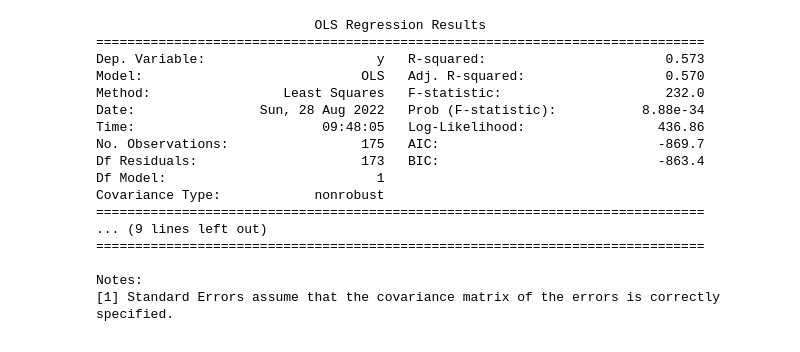
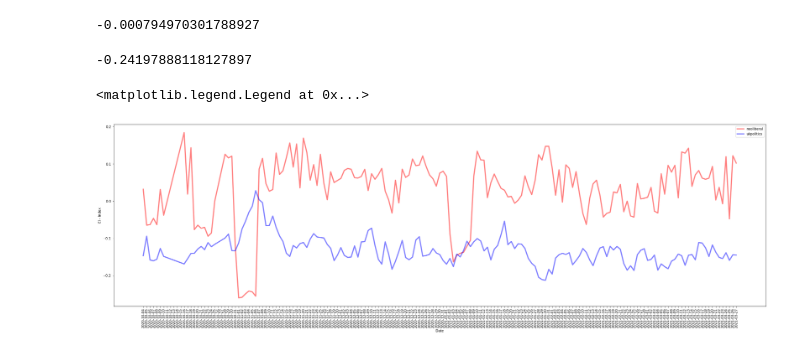
Before and after one commit to casonk/pushshift_python, a Jupyter notebook: Great_Lakes_HPC/ipynbs/insurrection/correlation.ipynb, the cells around one changed output. Cells and saved outputs as stored; diff of their text form; code cells hidden in the pictures.

```diff
--- a/Great_Lakes_HPC/ipynbs/insurrection/correlation.ipynb
+++ b/Great_Lakes_HPC/ipynbs/insurrection/correlation.ipynb
@@ -67,0 +293,15 @@ for date in _center_dates:
+# %%
+pairs = set(politics_dt).intersection(set(neoliberal_dt))
+# %%
+politics = {}
+i = 0
+for date in politics_dt:
+    if date in pairs:
+        politics[date] = politics_ei[i]
+    i += 1
+neoliberal = {}
+i = 0
+for date in neoliberal_dt:
+    if date in pairs:
+        neoliberal[date] = neoliberal_ei[i]
+    i += 1
@@ -68 +328,36 @@ for date in _center_dates:
+# %%
+pairs = set(neoliberal_dt).intersection(set(ukpolitics_dt))
+# %%
+neoliberal = {}
+i = 0
+for date in neoliberal_dt:
+    if date in pairs:
+        neoliberal[date] = neoliberal_ei[i]
+    i += 1
+ukpolitics = {}
+i = 0
+for date in ukpolitics_dt:
+    if date in pairs:
+        ukpolitics[date] = ukpolitics_ei[i]
+    i += 1
+# %%
+covariance(neoliberal.values(), ukpolitics.values())
+# %% [output]
+-0.000794970301788927
+# %%
+correlation(neoliberal.values(), ukpolitics.values())
+# %% [output]
+-0.24197888118127897
+# %%
+fig = plt.figure(figsize=(35,10))
+plt.plot(_center_dates, [0 for _ in _center_dates], alpha=0)
+plt.plot(neoliberal.keys(), neoliberal.values(), c='red', lw=3.333, alpha=0.5, label='neoliberal')
+plt.plot(ukpolitics.keys(), ukpolitics.values(), c='blue', lw=3.333, alpha=0.5, label='ukpolitics')
+plt.xticks(rotation=90)
+plt.xlabel('Date')
+plt.ylabel('EI - Index')
+plt.legend()
+# %% [output]
+<matplotlib.legend.Legend at 0x...>
+[figure, added]
 # %%
@@ -70,22 +365,4 @@ from statsmodels.formula.api import ols
 # %%
-df = pd.DataFrame({'x': range(len(guns_dt)), 'y': guns_ei})
-lm = ols("y ~ x", df).fit()
-print(lm.summary())
+# df = pd.DataFrame({'x': range(len(guns_dt)), 'y': guns_ei})
+# lm = ols("y ~ x", df).fit()
+# print(lm.summary())
-# %% [output]
-                            OLS Regression Results
-==============================================================================
-Dep. Variable:                      y   R-squared:                       0.573
-Model:                            OLS   Adj. R-squared:                  0.570
-Method:                 Least Squares   F-statistic:                     232.0
-Date:                Sun, 28 Aug 2022   Prob (F-statistic):           8.88e-34
-Time:                        09:48:05   Log-Likelihood:                 436.86
-No. Observations:                 175   AIC:                            -869.7
-Df Residuals:                     173   BIC:                            -863.4
-Df Model:                           1
-Covariance Type:            nonrobust
-==============================================================================
-... (9 lines left out)
-==============================================================================
-
-Notes:
-[1] Standard Errors assume that the covariance matrix of the errors is correctly specified.
```
Also changed, not shown: parts of 32 cells of this notebook.
